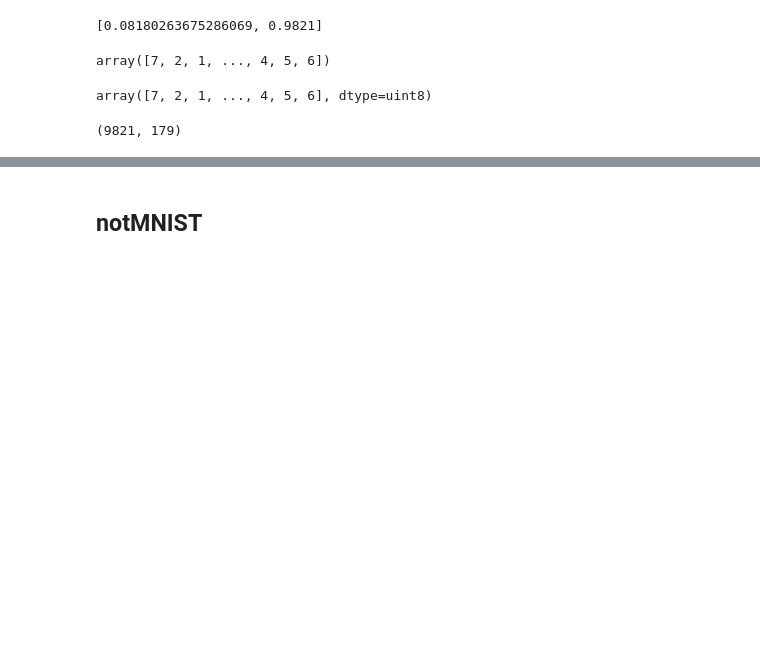
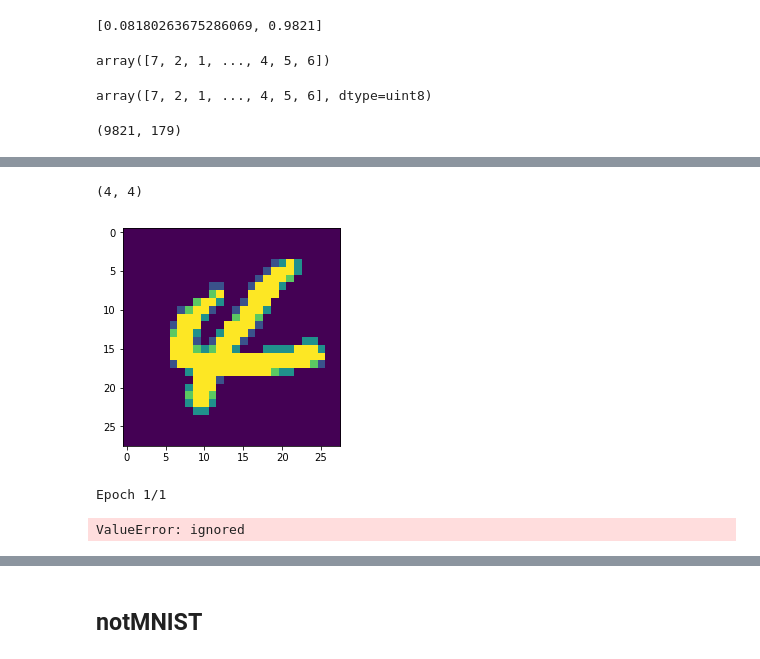
Before and after one commit to samiriff/MLND-digit-recognition, a Jupyter notebook: Copy_of_digit_recognition.ipynb, the cells around one changed output, grey strips where cells are left out. Saved outputs shown, nothing was run; the diff lists cells and outputs as text; code cells hidden in the pictures; blank space fills up the shorter version.

```diff
--- a/Copy_of_digit_recognition.ipynb
+++ b/Copy_of_digit_recognition.ipynb
@@ -179,0 +211,22 @@ np.sum(preds == y_test), np.sum(preds != y_test)
+# %%
+dummy_x, dummy_y_1, dummy_y_2 = next(generator(X_train, y_train))
+plt.imshow(dummy_x[0])
+dummy_y_1[0], dummy_y_2[0]
+# %% [output]
+(4, 4)
+[figure, added]
+# %%
+inputs = Input(shape=(784, ))
+x = Dense(784, activation='relu')(inputs)
+x = Dropout(rate=0.2)(x)
+x = Dense(30, activation='relu')(x)
+x = Dropout(rate=0.2)(x)
+output_1 = Dense(10, activation='softmax')(x)
+output_2 = Dense(10, activation='softmax')(x)
+
+model = Model(input=inputs, outputs=[output_1, output_2])
+model.compile(optimizer='rmsprop', loss='categorical_crossentropy', metrics=['accuracy'])
+model.fit_generator(generator(X_train_normalized, y_train_one_hot), steps_per_epoch=100)
+# %% [output]
+Epoch 1/1
+ValueError: ignored
```
Also changed, not shown: parts of 27 cells of this notebook.
